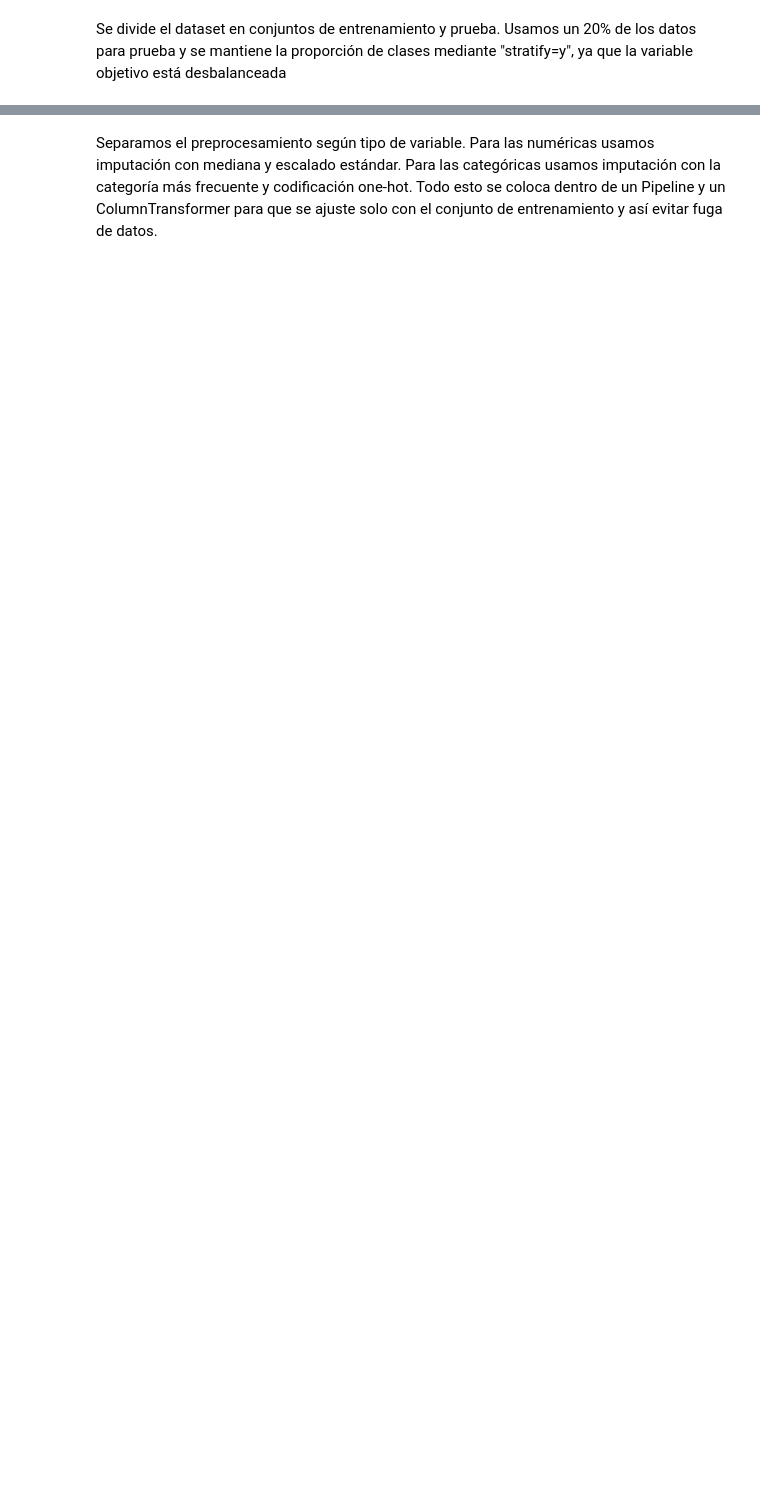
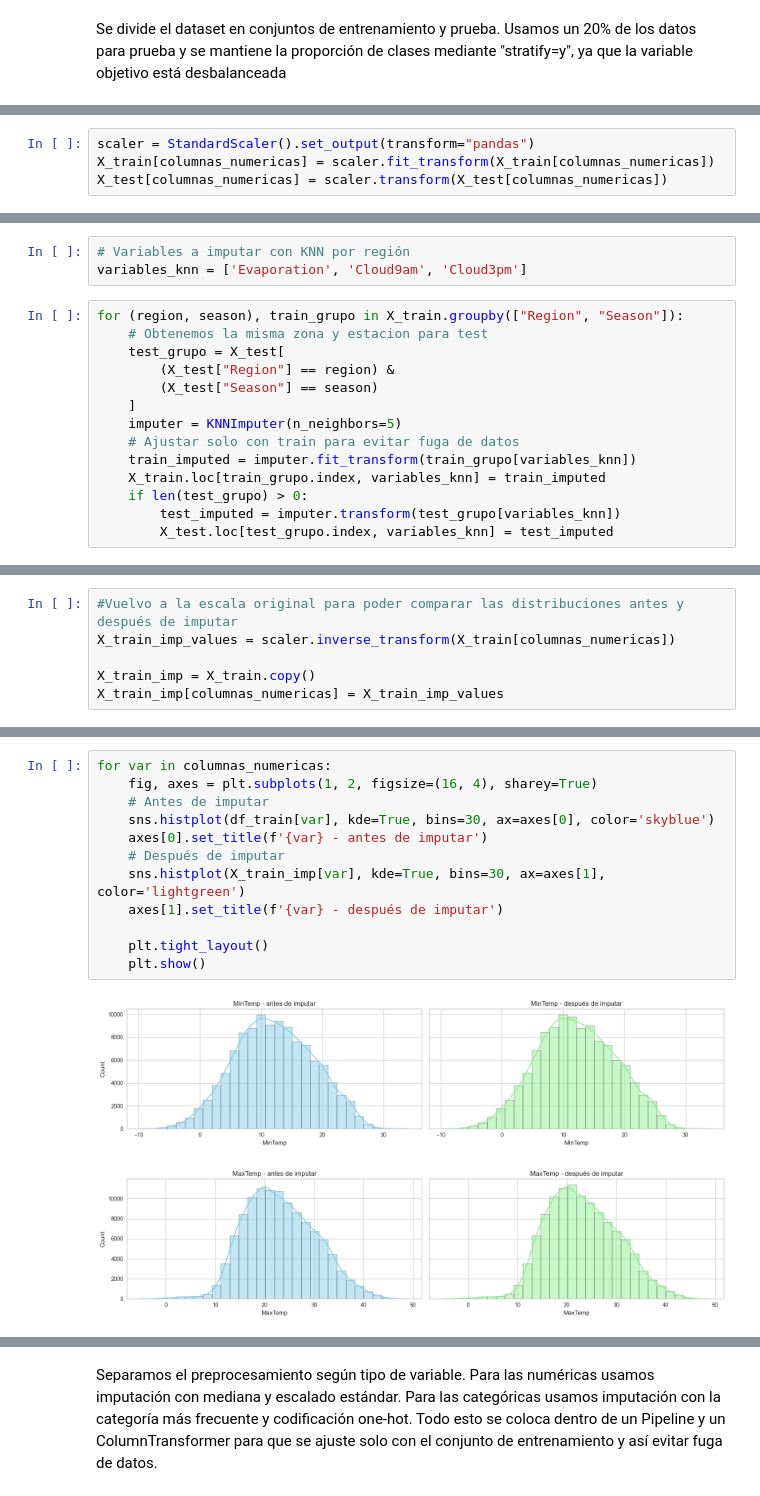
Before and after one commit to ZahirJacob/AA1-TUIA-Dimenna-Jacob-Taborda, a Jupyter notebook: TP_clasificacion_AA1.ipynb, the cells around one changed output, grey strips where cells are left out. Drawn from its saved outputs; the diff is of its cells as text; blank space fills up the shorter version.

Commit message:
Cambio en las Imputaciones, agregadas las graficas de distribuciones Antes y Despues

```diff
--- a/TP_clasificacion_AA1.ipynb
+++ b/TP_clasificacion_AA1.ipynb
@@ -413,0 +857,4 @@ preprocesamiento = ColumnTransformer(transformers=[
+# %%
+scaler = StandardScaler().set_output(transform="pandas")
+X_train[columnas_numericas] = scaler.fit_transform(X_train[columnas_numericas])
+X_test[columnas_numericas] = scaler.transform(X_test[columnas_numericas])
@@ -413,0 +863,17 @@ preprocesamiento = ColumnTransformer(transformers=[
+# %%
+# Variables a imputar con KNN por región
+variables_knn = ['Evaporation', 'Cloud9am', 'Cloud3pm']
+# %%
+for (region, season), train_grupo in X_train.groupby(["Region", "Season"]):
+    # Obtenemos la misma zona y estacion para test
+    test_grupo = X_test[
+        (X_test["Region"] == region) &
+        (X_test["Season"] == season)
+    ]
+    imputer = KNNImputer(n_neighbors=5)
+    # Ajustar solo con train para evitar fuga de datos
+    train_imputed = imputer.fit_transform(train_grupo[variables_knn])
+    X_train.loc[train_grupo.index, variables_knn] = train_imputed
+    if len(test_grupo) > 0:
+        test_imputed = imputer.transform(test_grupo[variables_knn])
+        X_test.loc[test_grupo.index, variables_knn] = test_imputed
@@ -413,0 +922,6 @@ preprocesamiento = ColumnTransformer(transformers=[
+# %%
+#Vuelvo a la escala original para poder comparar las distribuciones antes y después de imputar
+X_train_imp_values = scaler.inverse_transform(X_train[columnas_numericas])
+
+X_train_imp = X_train.copy()
+X_train_imp[columnas_numericas] = X_train_imp_values
@@ -413,0 +938,15 @@ preprocesamiento = ColumnTransformer(transformers=[
+# %%
+for var in columnas_numericas:
+    fig, axes = plt.subplots(1, 2, figsize=(16, 4), sharey=True)
+    # Antes de imputar
+    sns.histplot(df_train[var], kde=True, bins=30, ax=axes[0], color='skyblue')
+    axes[0].set_title(f'{var} - antes de imputar')
+    # Después de imputar
+    sns.histplot(X_train_imp[var], kde=True, bins=30, ax=axes[1], color='lightgreen')
+    axes[1].set_title(f'{var} - después de imputar')
+
+    plt.tight_layout()
+    plt.show()
+# %% [output]
+[figure, added]
+[figure, added]
```
Also changed, not shown: parts of 108 cells of this notebook.
